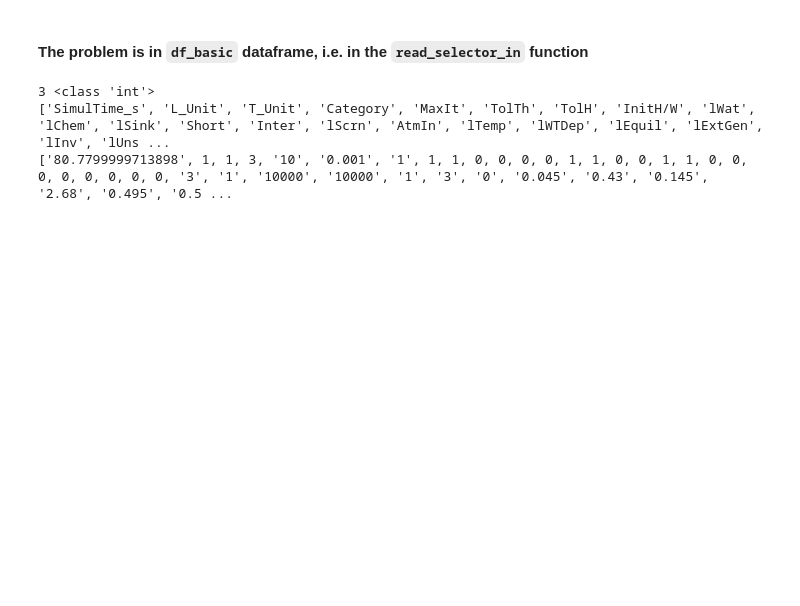
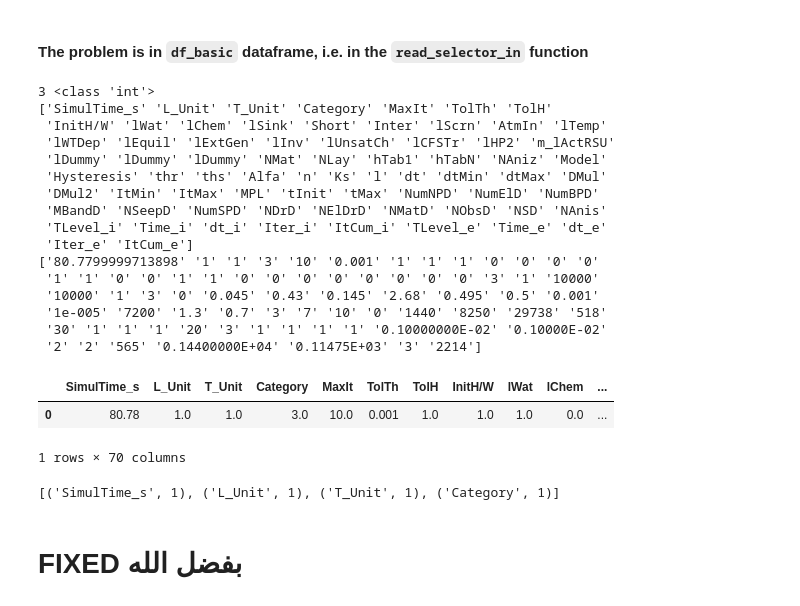
Before and after one commit to drnesr/SandDitch, a Jupyter notebook: Code/SandDitchAnalysis011.ipynb, the cells around one changed output. Saved outputs shown, nothing was run; the diff lists cells and outputs as text; code cells hidden in the pictures; blank space fills up the shorter version.

```diff
--- a/Code/SandDitchAnalysis011.ipynb
+++ b/Code/SandDitchAnalysis011.ipynb
@@ -1143,37 +1145,61 @@ adjust_body(0)
 # Getting data from the Run_Inf.out file
 filename = os.path.join(file_path, 'Run_Inf.out')
 # We want only the first and last entries of the table.
 
 # Here is the first entry
 headers += ['TLevel_i', 'Time_i', 'dt_i', 'Iter_i', 'ItCum_i']
 body += get_line(5)
 i = 6
 # Bypassing the other rows
 while get_word(i) != 'end':
     i += 1
 #         print(i, get_word(i), end='||')
 # Here is the last entry
 headers += ['TLevel_e', 'Time_e', 'dt_e', 'Iter_e', 'ItCum_e']
 body += get_line(i - 1)
 
 # Getting data from the Balance.out file
 filename = os.path.join(file_path, 'Balance.out')
 headers = ['SimulTime_s'] + headers
 i = 10
 while get_word(i) != 'Calculation':
     i += 1
 body = [get_word(i, loc=3)] + body
 
-# # finalize
-# body = np.array(body)
-# headers = np.array(headers)
+# finalize
+body = np.array(body)
+headers = np.array(headers)
 
-# df = pd.DataFrame(data=body, index=headers).T
-# df = df.apply(pd.to_numeric, errors='ignore')
+df3 = pd.DataFrame(data=body, index=headers).T
+df3= df3.apply(pd.to_numeric, errors='ignore')
+df3 = (df3.T.loc[~df3.T.index.duplicated(keep='first')]).T
 # return df
 print(headers)
 print(body)
+df3
 # %% [output]
 3 <class 'int'>
-['SimulTime_s', 'L_Unit', 'T_Unit', 'Category', 'MaxIt', 'TolTh', 'TolH', 'InitH/W', 'lWat', 'lChem', 'lSink', 'Short', 'Inter', 'lScrn', 'AtmIn', 'lTemp', 'lWTDep', 'lEquil', 'lExtGen', 'lInv', 'lUns ...
-['80.7799999713898', 1, 1, 3, '10', '0.001', '1', 1, 1, 0, 0, 0, 0, 1, 1, 0, 0, 1, 1, 0, 0, 0, 0, 0, 0, 0, 0, '3', '1', '10000', '10000', '1', '3', '0', '0.045', '0.43', '0.145', '2.68', '0.495', '0.5 ...
+['SimulTime_s' 'L_Unit' 'T_Unit' 'Category' 'MaxIt' 'TolTh' 'TolH'
+ 'InitH/W' 'lWat' 'lChem' 'lSink' 'Short' 'Inter' 'lScrn' 'AtmIn' 'lTemp'
+ 'lWTDep' 'lEquil' 'lExtGen' 'lInv' 'lUnsatCh' 'lCFSTr' 'lHP2' 'm_lActRSU'
+ 'lDummy' 'lDummy' 'lDummy' 'NMat' 'NLay' 'hTab1' 'hTabN' 'NAniz' 'Model'
+ 'Hysteresis' 'thr' 'ths' 'Alfa' 'n' 'Ks' 'l' 'dt' 'dtMin' 'dtMax' 'DMul'
+ 'DMul2' 'ItMin' 'ItMax' 'MPL' 'tInit' 'tMax' 'NumNPD' 'NumElD' 'NumBPD'
+ 'MBandD' 'NSeepD' 'NumSPD' 'NDrD' 'NElDrD' 'NMatD' 'NObsD' 'NSD' 'NAnis'
+ 'TLevel_i' 'Time_i' 'dt_i' 'Iter_i' 'ItCum_i' 'TLevel_e' 'Time_e' 'dt_e'
+ 'Iter_e' 'ItCum_e']
+['80.7799999713898' '1' '1' '3' '10' '0.001' '1' '1' '1' '0' '0' '0' '0'
+ '1' '1' '0' '0' '1' '1' '0' '0' '0' '0' '0' '0' '0' '0' '3' '1' '10000'
+ '10000' '1' '3' '0' '0.045' '0.43' '0.145' '2.68' '0.495' '0.5' '0.001'
+ '1e-005' '7200' '1.3' '0.7' '3' '7' '10' '0' '1440' '8250' '29738' '518'
+ '30' '1' '1' '1' '20' '3' '1' '1' '1' '1' '0.10000000E-02' '0.10000E-02'
+ '2' '2' '565' '0.14400000E+04' '0.11475E+03' '3' '2214']
+|  | SimulTime_s | L_Unit | T_Unit | Category | MaxIt | TolTh | TolH | InitH/W | lWat | lChem | ... |
+| 0 | 80.78 | 1.0 | 1.0 | 3.0 | 10.0 | 0.001 | 1.0 | 1.0 | 1.0 | 0.0 | ... |
+1 rows × 70 columns
+# %%
+collections.Counter(df3.T.index.tolist()).most_common(4)
+# %% [output]
+[('SimulTime_s', 1), ('L_Unit', 1), ('T_Unit', 1), ('Category', 1)]
+# %% [markdown]
+# FIXED بفضل الله
```
Also changed, not shown: parts of 17 cells of this notebook, 3 other files.
